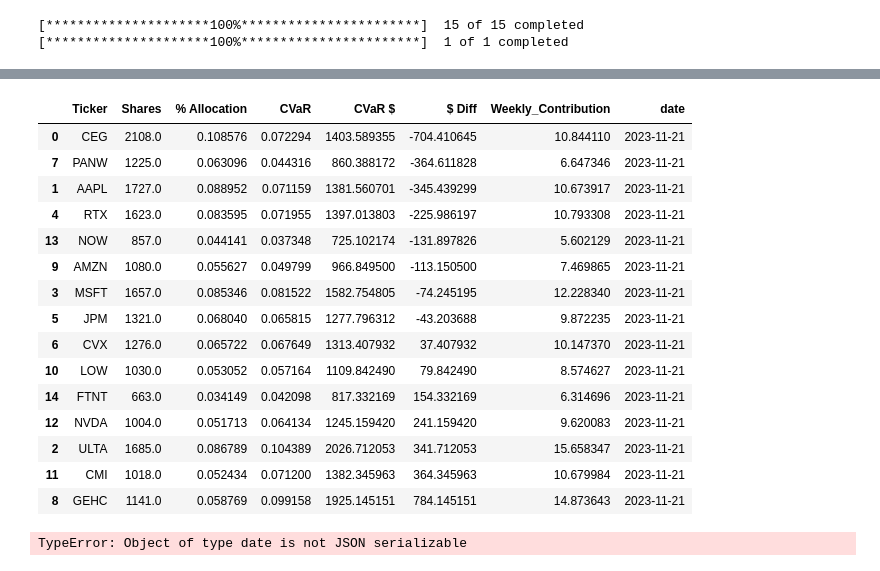
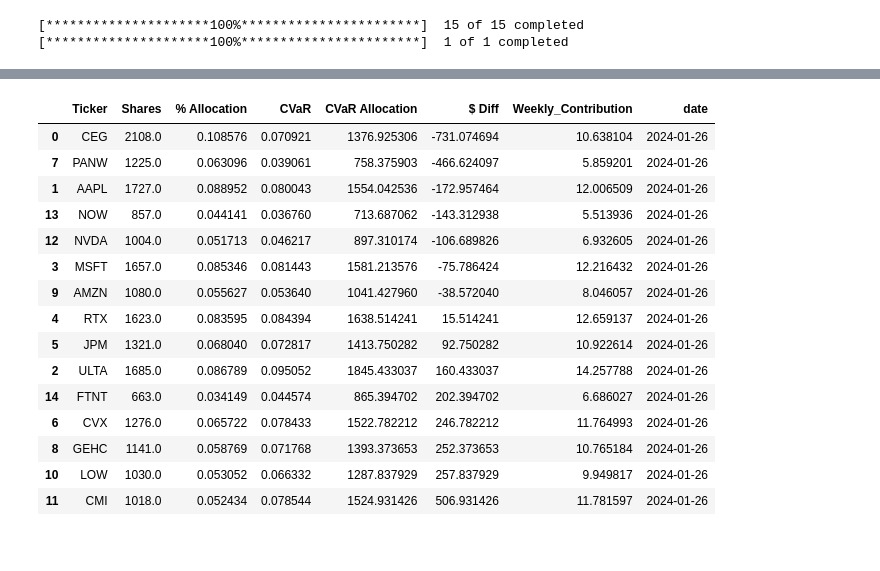
Before and after one commit to AdamCalJohnson/QuantFinance, a Jupyter notebook: Portfolio Optimization/risk_parity_portfolio_optimization.ipynb, the cells around one changed output, grey strips where cells are left out. Saved outputs shown, nothing was run; the diff lists cells and outputs as text; code cells hidden in the pictures.

Commit message:
Error fix updates

```diff
--- a/Portfolio Optimization/risk_parity_portfolio_optimization.ipynb
+++ b/Portfolio Optimization/risk_parity_portfolio_optimization.ipynb
@@ -82,7 +82,7 @@ P = rp.Portfolio(returns=returns,)
 # Define constraints
 P.assets_stats(method_mu='hist', method_cov='hist', d=0.94)
 
-P.lowerret = 0.0010
+P.lowerret = 0.0020
 
 for rm in risk_measures:
 
@@ -281,40 +281,40 @@ set_with_dataframe(sheet_instance,backtested_portfolio)
 # %%
 
 merged_df = portfolio.merge(weights_deindex[['Ticker', 'CVaR']], on='Ticker', how='left')
 
 #sum of total portfolio value
 sum = merged_df['Shares'].sum()
 
 weekly_invest = 150
 
-merged_df['CVaR $'] = merged_df['CVaR'] * sum
+merged_df['CVaR Allocation'] = merged_df['CVaR'] * sum
 
-merged_df['$ Diff'] = merged_df['CVaR $'] - merged_df['Shares']
+merged_df['$ Diff'] = merged_df['CVaR Allocation'] - merged_df['Shares']
 
 merged_df['Weekly_Contribution'] = merged_df['CVaR'] * weekly_invest
 
 merged_df['date'] = pd.Timestamp.now().date()
 
 merged_df = merged_df.sort_values(by='$ Diff', ascending = True)
 
 merged_df
 # %% [output]
-|  | Ticker | Shares | % Allocation | CVaR | CVaR $ | $ Diff | Weekly_Contribution | date |
-| 0 | CEG | 2108.0 | 0.108576 | 0.072294 | 1403.589355 | -704.410645 | 10.844110 | 2023-11-21 |
-| 7 | PANW | 1225.0 | 0.063096 | 0.044316 | 860.388172 | -364.611828 | 6.647346 | 2023-11-21 |
-| 1 | AAPL | 1727.0 | 0.088952 | 0.071159 | 1381.560701 | -345.439299 | 10.673917 | 2023-11-21 |
-| 4 | RTX | 1623.0 | 0.083595 | 0.071955 | 1397.013803 | -225.986197 | 10.793308 | 2023-11-21 |
-| 13 | NOW | 857.0 | 0.044141 | 0.037348 | 725.102174 | -131.897826 | 5.602129 | 2023-11-21 |
-| 9 | AMZN | 1080.0 | 0.055627 | 0.049799 | 966.849500 | -113.150500 | 7.469865 | 2023-11-21 |
-| 3 | MSFT | 1657.0 | 0.085346 | 0.081522 | 1582.754805 | -74.245195 | 12.228340 | 2023-11-21 |
-| 5 | JPM | 1321.0 | 0.068040 | 0.065815 | 1277.796312 | -43.203688 | 9.872235 | 2023-11-21 |
-| 6 | CVX | 1276.0 | 0.065722 | 0.067649 | 1313.407932 | 37.407932 | 10.147370 | 2023-11-21 |
-| 10 | LOW | 1030.0 | 0.053052 | 0.057164 | 1109.842490 | 79.842490 | 8.574627 | 2023-11-21 |
-| 14 | FTNT | 663.0 | 0.034149 | 0.042098 | 817.332169 | 154.332169 | 6.314696 | 2023-11-21 |
-| 12 | NVDA | 1004.0 | 0.051713 | 0.064134 | 1245.159420 | 241.159420 | 9.620083 | 2023-11-21 |
-| 2 | ULTA | 1685.0 | 0.086789 | 0.104389 | 2026.712053 | 341.712053 | 15.658347 | 2023-11-21 |
-| 11 | CMI | 1018.0 | 0.052434 | 0.071200 | 1382.345963 | 364.345963 | 10.679984 | 2023-11-21 |
-| 8 | GEHC | 1141.0 | 0.058769 | 0.099158 | 1925.145151 | 784.145151 | 14.873643 | 2023-11-21 |
+|  | Ticker | Shares | % Allocation | CVaR | CVaR Allocation | $ Diff | Weekly_Contribution | date |
+| 0 | CEG | 2108.0 | 0.108576 | 0.070921 | 1376.925306 | -731.074694 | 10.638104 | 2024-01-26 |
+| 7 | PANW | 1225.0 | 0.063096 | 0.039061 | 758.375903 | -466.624097 | 5.859201 | 2024-01-26 |
+| 1 | AAPL | 1727.0 | 0.088952 | 0.080043 | 1554.042536 | -172.957464 | 12.006509 | 2024-01-26 |
+| 13 | NOW | 857.0 | 0.044141 | 0.036760 | 713.687062 | -143.312938 | 5.513936 | 2024-01-26 |
+| 12 | NVDA | 1004.0 | 0.051713 | 0.046217 | 897.310174 | -106.689826 | 6.932605 | 2024-01-26 |
+| 3 | MSFT | 1657.0 | 0.085346 | 0.081443 | 1581.213576 | -75.786424 | 12.216432 | 2024-01-26 |
+| 9 | AMZN | 1080.0 | 0.055627 | 0.053640 | 1041.427960 | -38.572040 | 8.046057 | 2024-01-26 |
+| 4 | RTX | 1623.0 | 0.083595 | 0.084394 | 1638.514241 | 15.514241 | 12.659137 | 2024-01-26 |
+| 5 | JPM | 1321.0 | 0.068040 | 0.072817 | 1413.750282 | 92.750282 | 10.922614 | 2024-01-26 |
+| 2 | ULTA | 1685.0 | 0.086789 | 0.095052 | 1845.433037 | 160.433037 | 14.257788 | 2024-01-26 |
+| 14 | FTNT | 663.0 | 0.034149 | 0.044574 | 865.394702 | 202.394702 | 6.686027 | 2024-01-26 |
+| 6 | CVX | 1276.0 | 0.065722 | 0.078433 | 1522.782212 | 246.782212 | 11.764993 | 2024-01-26 |
+| 8 | GEHC | 1141.0 | 0.058769 | 0.071768 | 1393.373653 | 252.373653 | 10.765184 | 2024-01-26 |
+| 10 | LOW | 1030.0 | 0.053052 | 0.066332 | 1287.837929 | 257.837929 | 9.949817 | 2024-01-26 |
+| 11 | CMI | 1018.0 | 0.052434 | 0.078544 | 1524.931426 | 506.931426 | 11.781597 | 2024-01-26 |
 # %%
 scope = ['https://spreadsheets.google.com/feeds','https://www.googleapis.com/auth/spreadsheets','https://www.googleapis.com/auth/drive.file','https://www.googleapis.com/auth/drive']
 
@@ -328,12 +328,14 @@ sheet =client.open_by_key('1_XjLk6Vrz7ht5twTK_jARrNf8pBkgVztr8ft5o8ADow')
 
 sheet_instance = sheet.get_worksheet(0)
 
+existing_data = sheet_instance.get_all_records()
+start_row = len(existing_data) + 2
+
 # set dataframe for initial write the use the appending code below for next iterations
-#set_with_dataframe(sheet_instance,merged_df)
+set_with_dataframe(sheet_instance,merged_df,row=start_row,include_column_header=False)
 
 
-mapping_list =merged_df.values.tolist()
 
-sheet.values_append('Allocation Records!A1',{'valueInputOption' : 'RAW'}, {'values':mapping_list})
+#mapping_list =merged_df.values.tolist()
+
+#sheet.values_append('Allocation Records!A1',{'valueInputOption' : 'RAW'}, {'values':mapping_list})
-# %% [output]
-TypeError: Object of type date is not JSON serializable
```
Also changed, not shown: parts of 6 cells of this notebook, 1 other file.
